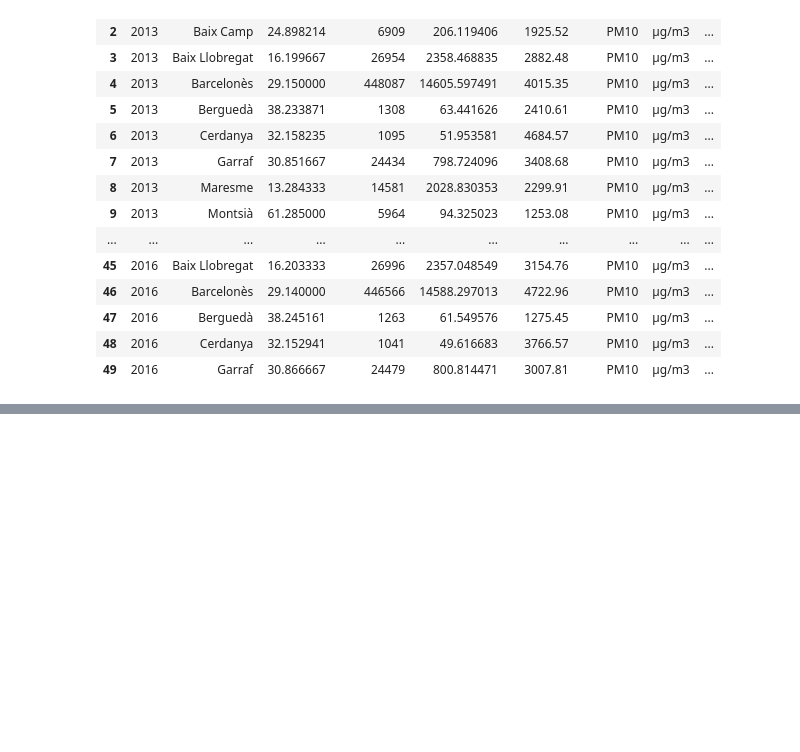
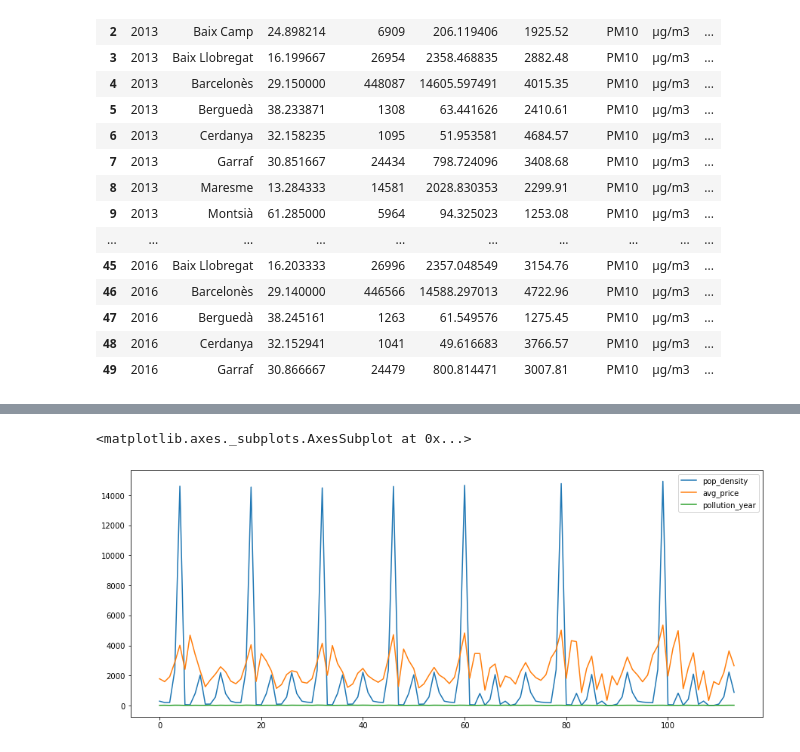
Before and after one commit to ta-data-bcn/Project-Week-5-Your-Own-Project, a Jupyter notebook: datasets/data_united.ipynb, the cells around one changed output, grey strips where cells are left out. Cells and saved outputs as stored; diff of their text form; code cells hidden in the pictures; blank space fills up the shorter version.

```diff
--- a/datasets/data_united.ipynb
+++ b/datasets/data_united.ipynb
@@ -87,0 +89,3 @@ array([[<matplotlib.axes._subplots.AxesSubplot object at 0x...>,
+# %%
+pdh = pollution_density_house[['population', 'pop_density', 'avg_price', 'pollution_year']]
+pdh.corr()
@@ -87,0 +98,5 @@ array([[<matplotlib.axes._subplots.AxesSubplot object at 0x...>,
+# %%
+pdh.plot(figsize=(15,6))
+# %% [output]
+<matplotlib.axes._subplots.AxesSubplot at 0x...>
+[figure, added]
```
Also changed, not shown: parts of 6 cells of this notebook, 7 other files.
